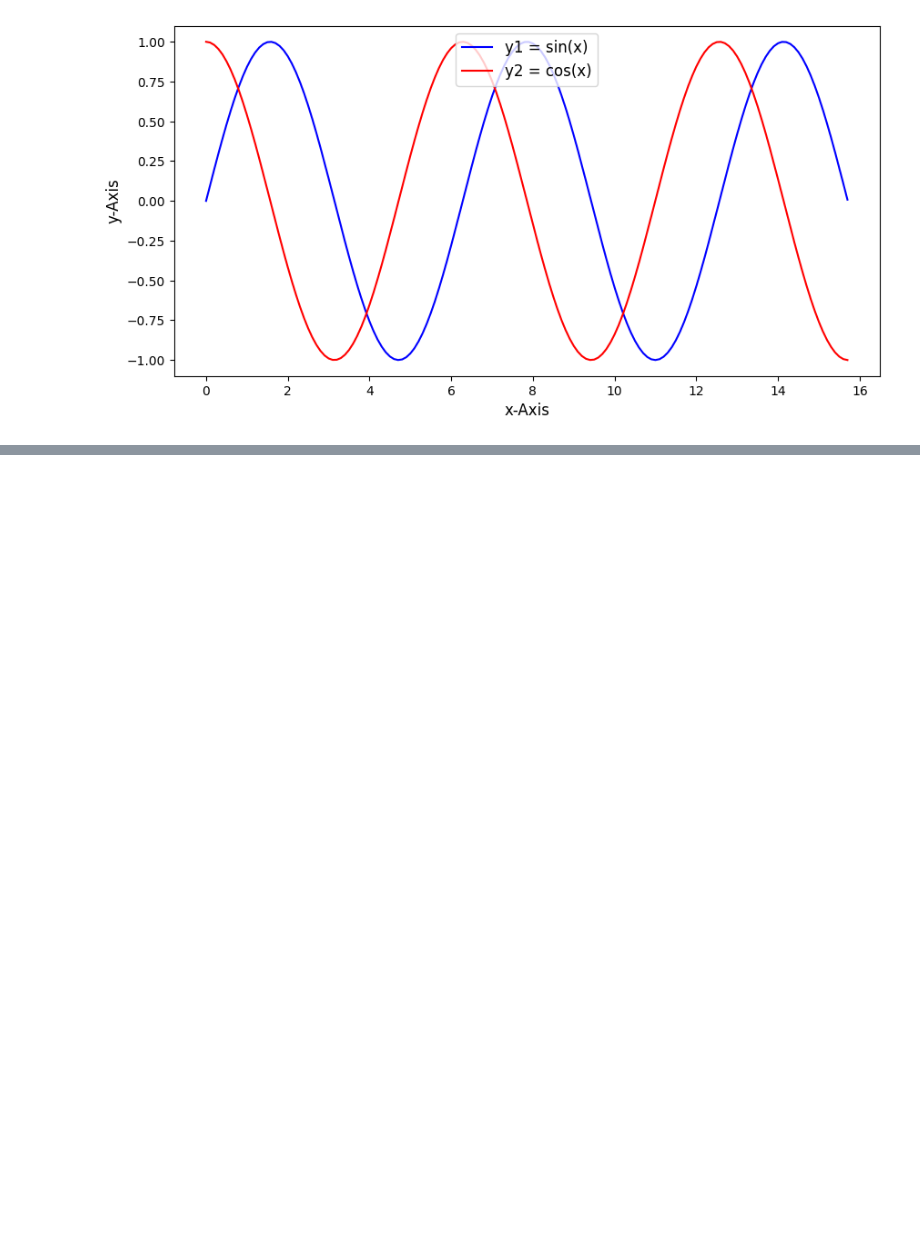
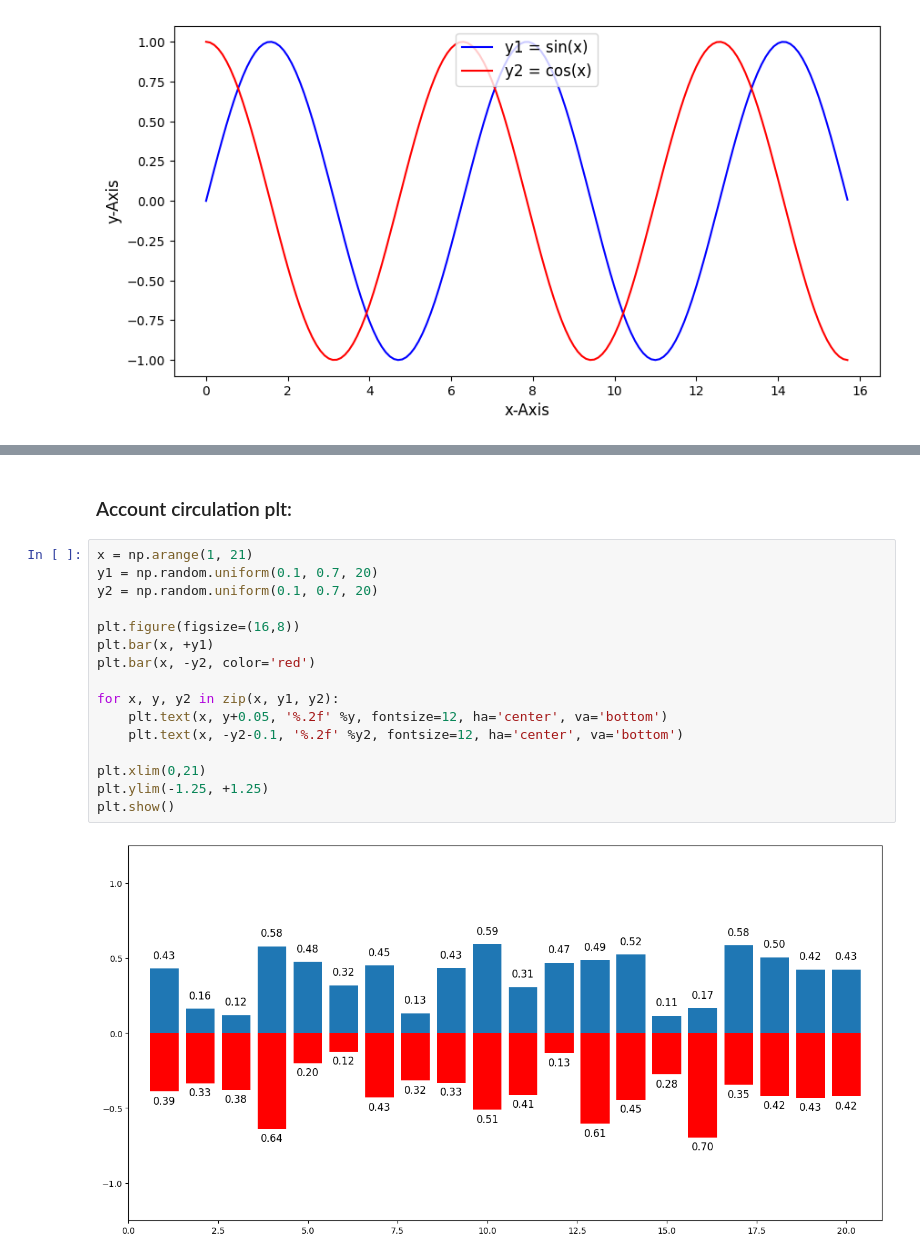
Before and after one commit to MrShotgun1182/Matplotlib, a Jupyter notebook: plt.ipynb, the cells around one changed output, grey strips where cells are left out. Saved outputs shown, nothing was run; the diff lists cells and outputs as text; blank space fills up the shorter version.

```diff
--- a/plt.ipynb
+++ b/plt.ipynb
@@ -58,0 +59,20 @@ plt.show()
+# %% [markdown]
+### Account circulation plt:
+# %%
+x = np.arange(1, 21)
+y1 = np.random.uniform(0.1, 0.7, 20)
+y2 = np.random.uniform(0.1, 0.7, 20)
+
+plt.figure(figsize=(16,8))
+plt.bar(x, +y1)
+plt.bar(x, -y2, color='red')
+
+for x, y, y2 in zip(x, y1, y2):
+    plt.text(x, y+0.05, '%.2f' %y, fontsize=12, ha='center', va='bottom')
+    plt.text(x, -y2-0.1, '%.2f' %y2, fontsize=12, ha='center', va='bottom')
+
+plt.xlim(0,21)
+plt.ylim(-1.25, +1.25)
+plt.show()
+# %% [output]
+[figure, added]
```
Also changed, not shown: parts of 8 cells of this notebook.
